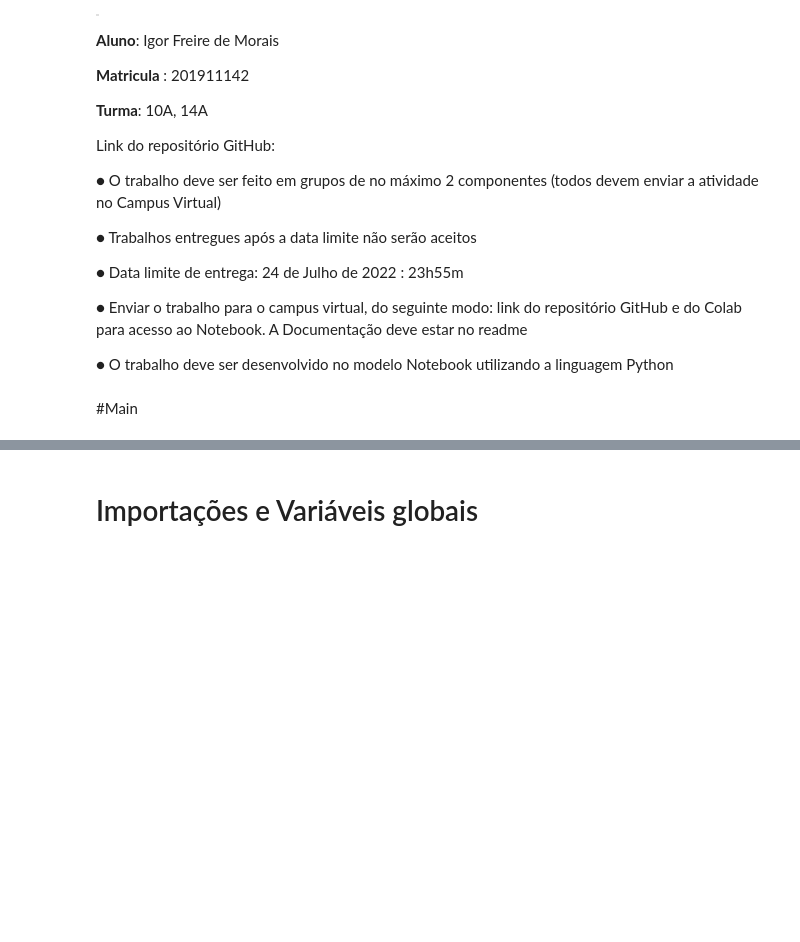
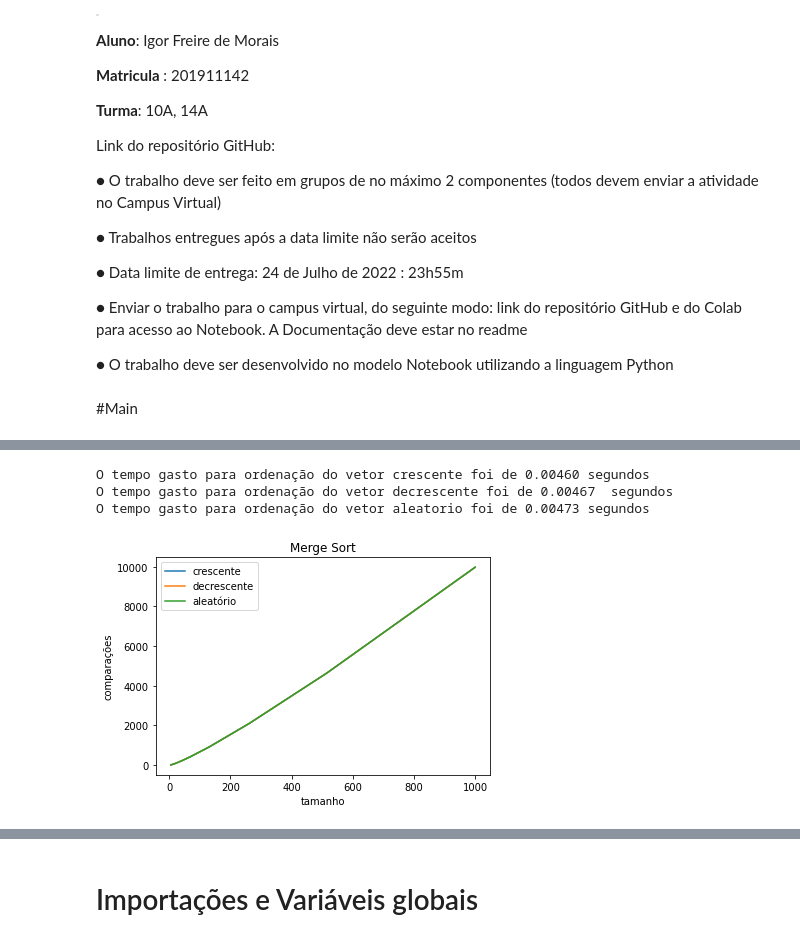
Before and after one commit to IgorFreiredeMorais/Cpa, a Jupyter notebook: EFC1.ipynb, the cells around one changed output, grey strips where cells are left out. Cells and saved outputs as stored; diff of their text form; code cells hidden in the pictures; blank space fills up the shorter version.

```diff
--- a/EFC1.ipynb
+++ b/EFC1.ipynb
@@ -328,0 +62,20 @@ def gera_arranjos_aleatorio(n_elementos):
+# %%
+ordenaredesenhar(mergeSort, (casoCrescente, casoDecrescente, casoAleatorio), 'Merge Sort')
+auxAleatorio = []
+auxMelhorCaso = []
+auxPiorCaso = []
+for a in range(5,1000):
+  auxAleatorio.append(tempo(mergeSort, vetorAleatorio(1000)))
+  auxMelhorCaso.append(tempo(mergeSort, vetorCrescente(1000)))
+  auxPiorCaso.append(tempo(mergeSort, vetorDecrescente(1000)))
+tempoFinalAleatorio = sum(auxAleatorio) / 1000
+tempoFinalMelhor = sum(auxMelhorCaso) / 1000
+tempoFinalPior = sum(auxPiorCaso) / 1000
+print('O tempo gasto para ordenação do vetor crescente foi de {:.5f}' .format(tempoFinalMelhor),'segundos')
+print('O tempo gasto para ordenação do vetor decrescente foi de {:.5f} ' .format(tempoFinalPior),'segundos')
+print('O tempo gasto para ordenação do vetor aleatorio foi de {:.5f}' .format(tempoFinalAleatorio),'segundos')
+# %% [output]
+O tempo gasto para ordenação do vetor crescente foi de 0.00460 segundos
+O tempo gasto para ordenação do vetor decrescente foi de 0.00467  segundos
+O tempo gasto para ordenação do vetor aleatorio foi de 0.00473 segundos
+[figure, added]
```
Also changed, not shown: parts of 31 cells of this notebook.
